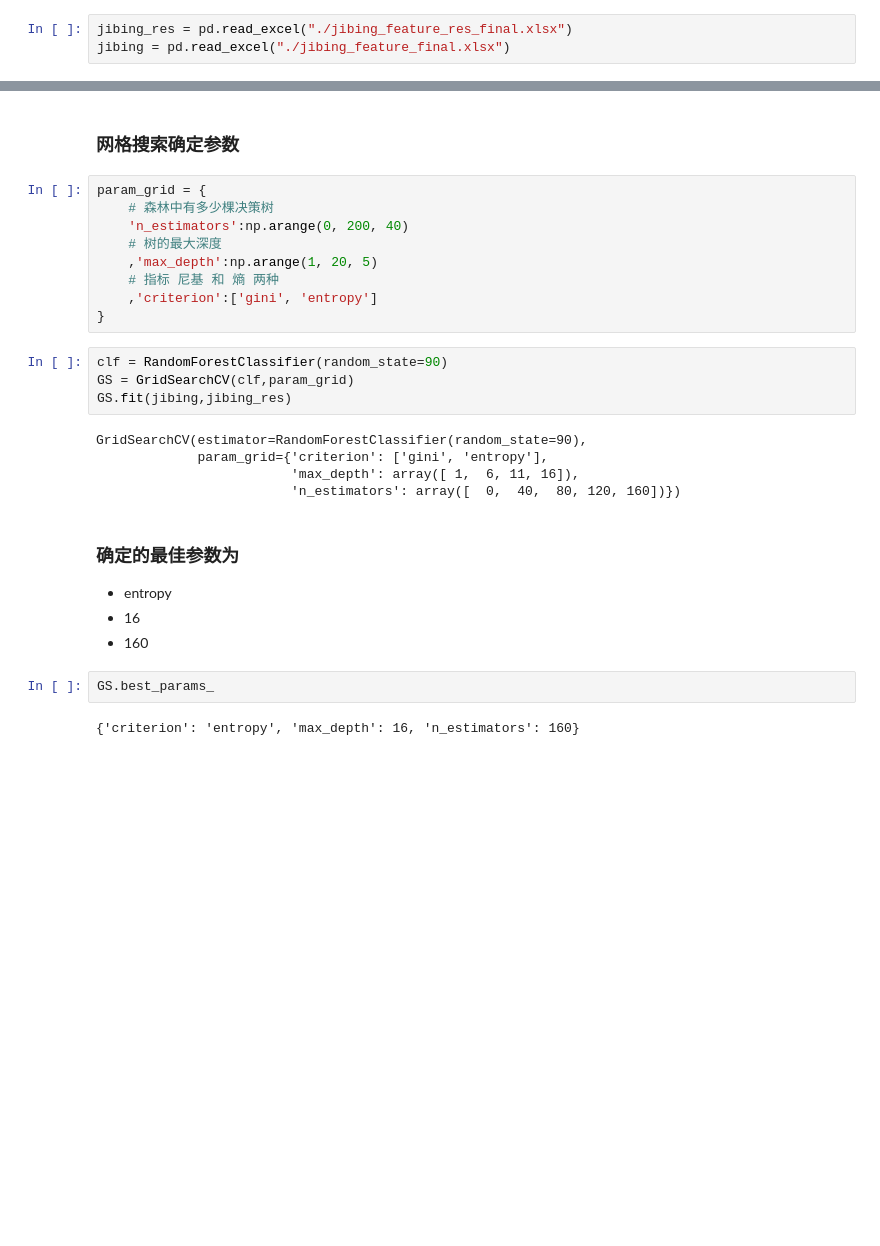
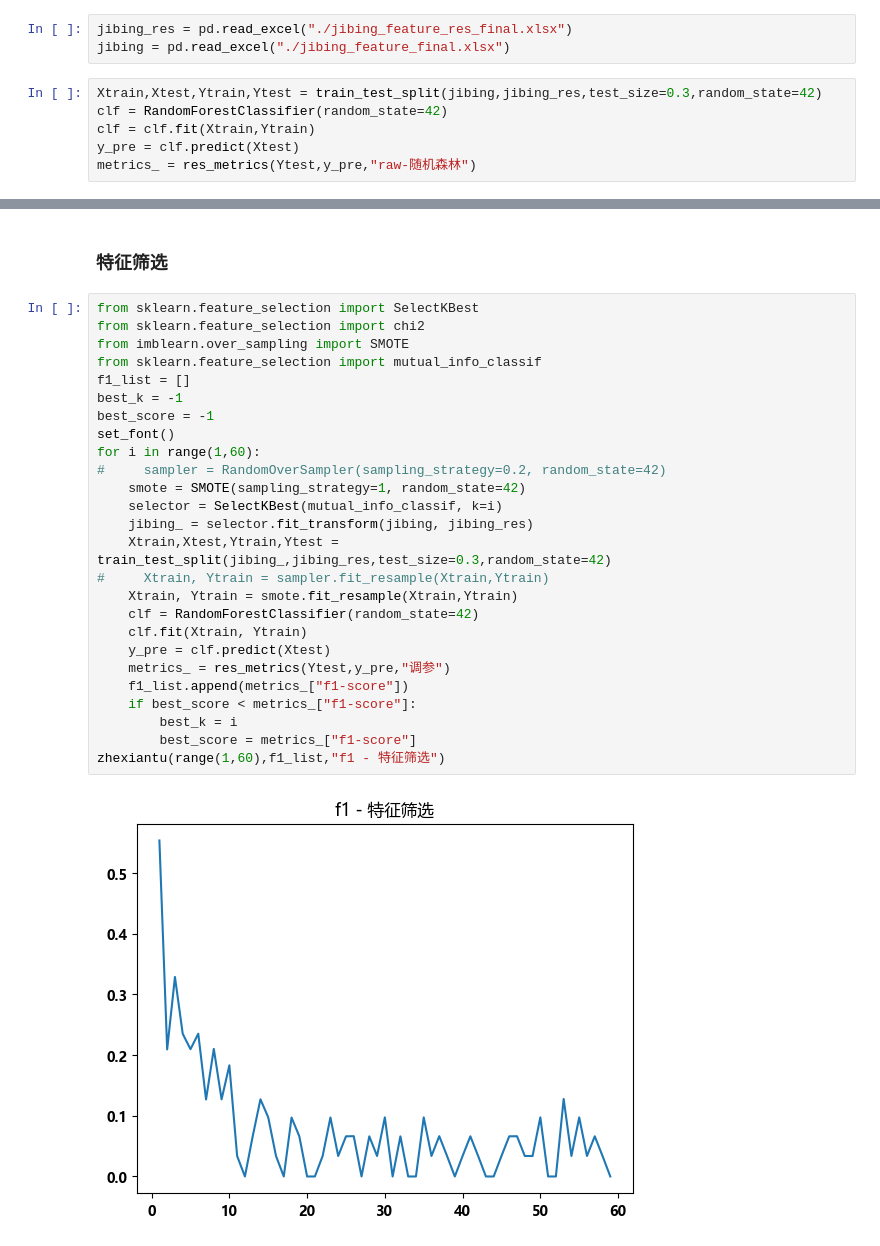
Before and after one commit to ptg666/shujuwajue, a Jupyter notebook: 算法4_随机森林.ipynb, the cells around one changed output, grey strips where cells are left out. Drawn from its saved outputs; the diff is of its cells as text; blank space fills up the shorter version.

```diff
--- a/算法4_随机森林.ipynb
+++ b/算法4_随机森林.ipynb
@@ -20,3 +23,9 @@ warnings.filterwarnings("ignore")
 # %%
 jibing_res = pd.read_excel("./jibing_feature_res_final.xlsx")
 jibing = pd.read_excel("./jibing_feature_final.xlsx")
+# %%
+Xtrain,Xtest,Ytrain,Ytest = train_test_split(jibing,jibing_res,test_size=0.3,random_state=42)
+clf = RandomForestClassifier(random_state=42)
+clf = clf.fit(Xtrain,Ytrain)
+y_pre = clf.predict(Xtest)
+metrics_ = res_metrics(Ytest,y_pre,"raw-随机森林")
@@ -47,29 +105,30 @@ metrics_ = res_metrics(Ytest,y_pre,"未调参的随机森林")
 # %% [markdown]
-### 网格搜索确定参数
+### 特征筛选
-# %%
-param_grid = {
-    # 森林中有多少棵决策树
-    'n_estimators':np.arange(0, 200, 40)
-    # 树的最大深度
-    ,'max_depth':np.arange(1, 20, 5)
-    # 指标 尼基 和 熵 两种
-    ,'criterion':['gini', 'entropy']
-}
-# %%
-clf = RandomForestClassifier(random_state=90)
-GS = GridSearchCV(clf,param_grid)
-GS.fit(jibing,jibing_res)
-# %% [output]
-GridSearchCV(estimator=RandomForestClassifier(random_state=90),
-             param_grid={'criterion': ['gini', 'entropy'],
-                         'max_depth': array([ 1,  6, 11, 16]),
-                         'n_estimators': array([  0,  40,  80, 120, 160])})
-# %% [markdown]
-### 确定的最佳参数为
-- entropy
-- 16
-- 160
-# %%
-GS.best_params_
-# %% [output]
-{'criterion': 'entropy', 'max_depth': 16, 'n_estimators': 160}
+# %%
+from sklearn.feature_selection import SelectKBest
+from sklearn.feature_selection import chi2
+from imblearn.over_sampling import SMOTE
+from sklearn.feature_selection import mutual_info_classif
+f1_list = []
+best_k = -1
+best_score = -1
+set_font()
+for i in range(1,60):
+#     sampler = RandomOverSampler(sampling_strategy=0.2, random_state=42)
+    smote = SMOTE(sampling_strategy=1, random_state=42)
+    selector = SelectKBest(mutual_info_classif, k=i)
+    jibing_ = selector.fit_transform(jibing, jibing_res)
+    Xtrain,Xtest,Ytrain,Ytest = train_test_split(jibing_,jibing_res,test_size=0.3,random_state=42)
+#     Xtrain, Ytrain = sampler.fit_resample(Xtrain,Ytrain)
+    Xtrain, Ytrain = smote.fit_resample(Xtrain,Ytrain)
+    clf = RandomForestClassifier(random_state=42)
+    clf.fit(Xtrain, Ytrain)
+    y_pre = clf.predict(Xtest)
+    metrics_ = res_metrics(Ytest,y_pre,"调参")
+    f1_list.append(metrics_["f1-score"])
+    if best_score < metrics_["f1-score"]:
+        best_k = i
+        best_score = metrics_["f1-score"]
+zhexiantu(range(1,60),f1_list,"f1 - 特征筛选")
+# %% [output]
+[figure, added]
```
Also changed, not shown: parts of 27 cells of this notebook, 12 other files.
